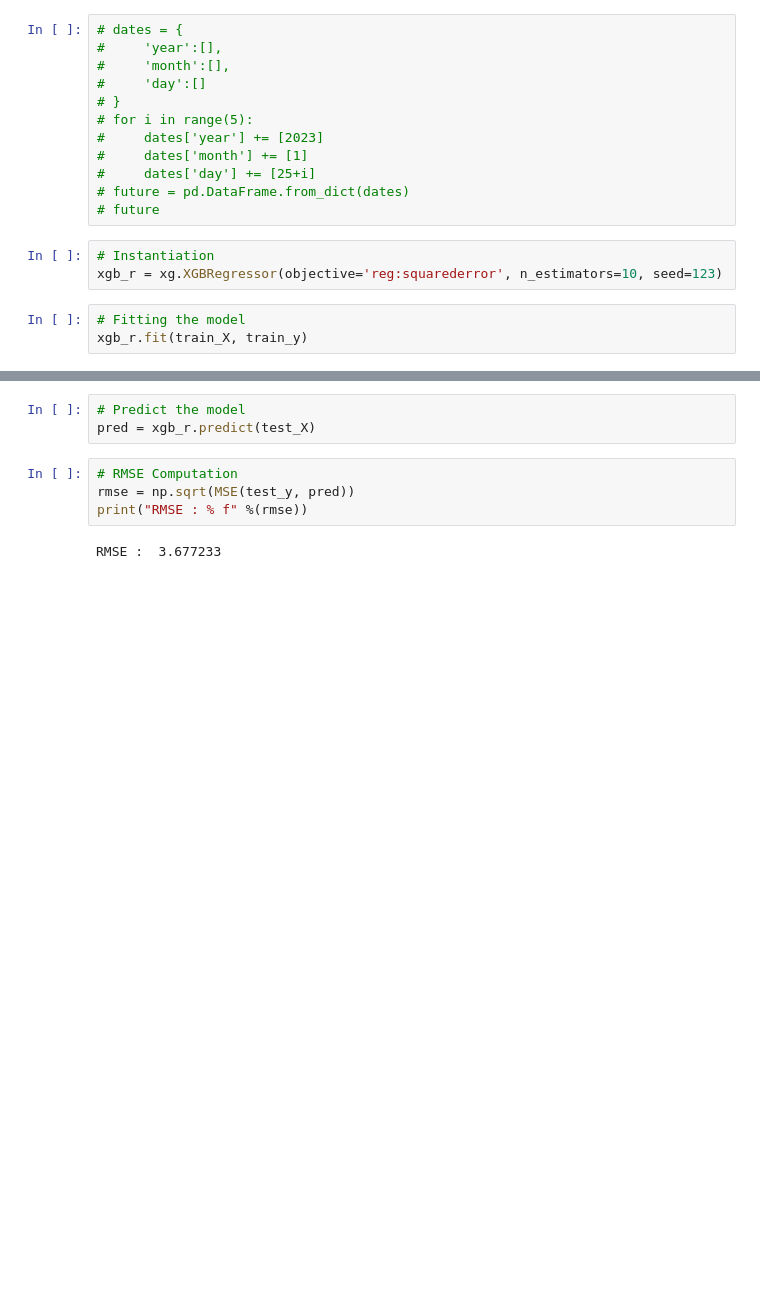
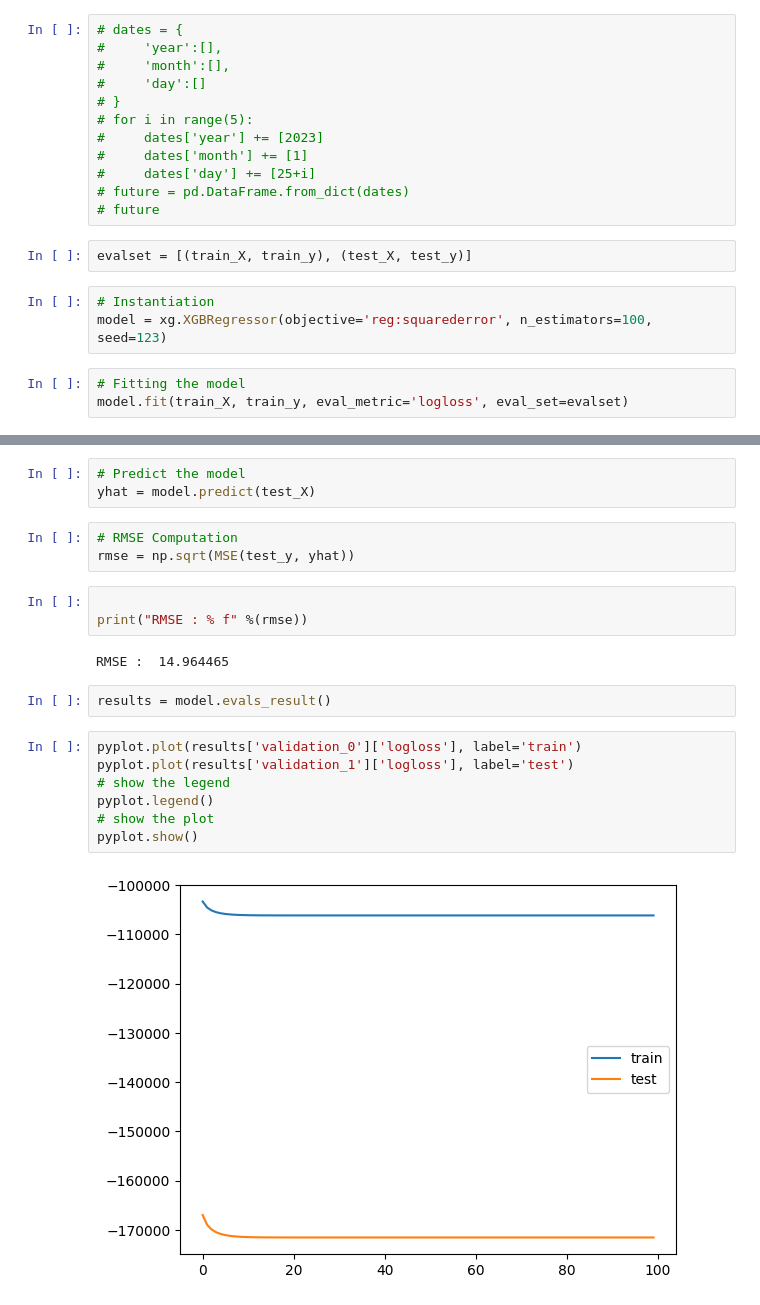
Before and after one commit to watrgoat/WTI-Crude-Prediction, a Jupyter notebook: predict.ipynb, the cells around one changed output, grey strips where cells are left out. Cells and saved outputs as stored; diff of their text form; blank space fills up the shorter version.

Commit message:
Added error plotting

```diff
--- a/predict.ipynb
+++ b/predict.ipynb
@@ -59,10 +62,12 @@ test_X = test.drop(columns='Open')
 #     dates['day'] += [25+i]
 # future = pd.DataFrame.from_dict(dates)
 # future
+# %%
+evalset = [(train_X, train_y), (test_X, test_y)]
 # %%
 # Instantiation
-xgb_r = xg.XGBRegressor(objective='reg:squarederror', n_estimators=10, seed=123)
+model = xg.XGBRegressor(objective='reg:squarederror', n_estimators=100, seed=123)
 # %%
 # Fitting the model
-xgb_r.fit(train_X, train_y)
+model.fit(train_X, train_y, eval_metric='logloss', eval_set=evalset)
 # %% [output]
@@ -80,11 +111,24 @@ XGBRegressor(base_score=None, booster=None, callbacks=None,
 # %%
 # Predict the model
-pred = xgb_r.predict(test_X)
+yhat = model.predict(test_X)
 # %%
 # RMSE Computation
-rmse = np.sqrt(MSE(test_y, pred))
-print("RMSE : % f" %(rmse))
+rmse = np.sqrt(MSE(test_y, yhat))
-# %% [output]
-RMSE :  3.677233
+# %%
+
+print("RMSE : % f" %(rmse))
+# %% [output]
+RMSE :  14.964465
+# %%
+results = model.evals_result()
+# %%
+pyplot.plot(results['validation_0']['logloss'], label='train')
+pyplot.plot(results['validation_1']['logloss'], label='test')
+# show the legend
+pyplot.legend()
+# show the plot
+pyplot.show()
+# %% [output]
+[figure, added]
 # %%
 # todo:
```
Also changed, not shown: parts of 6 cells of this notebook, 1 other file.
